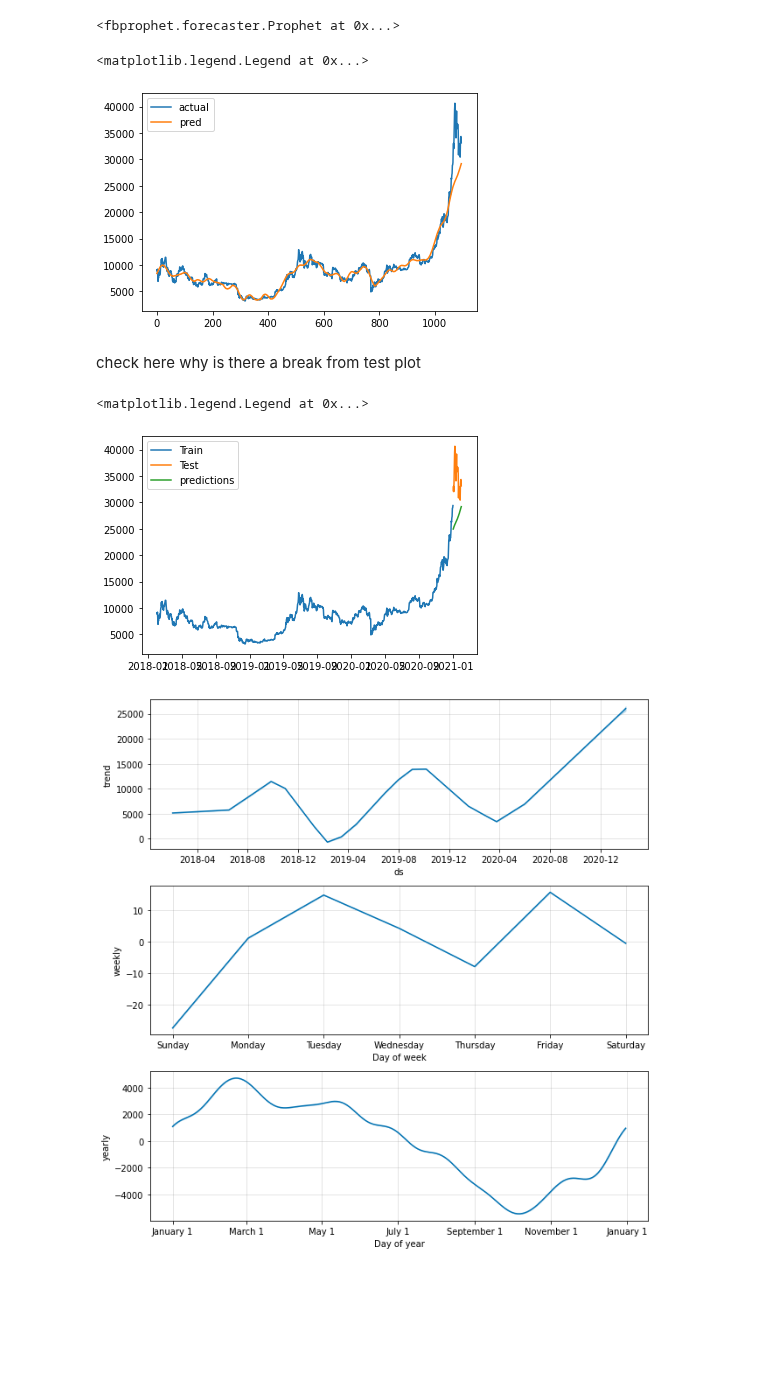
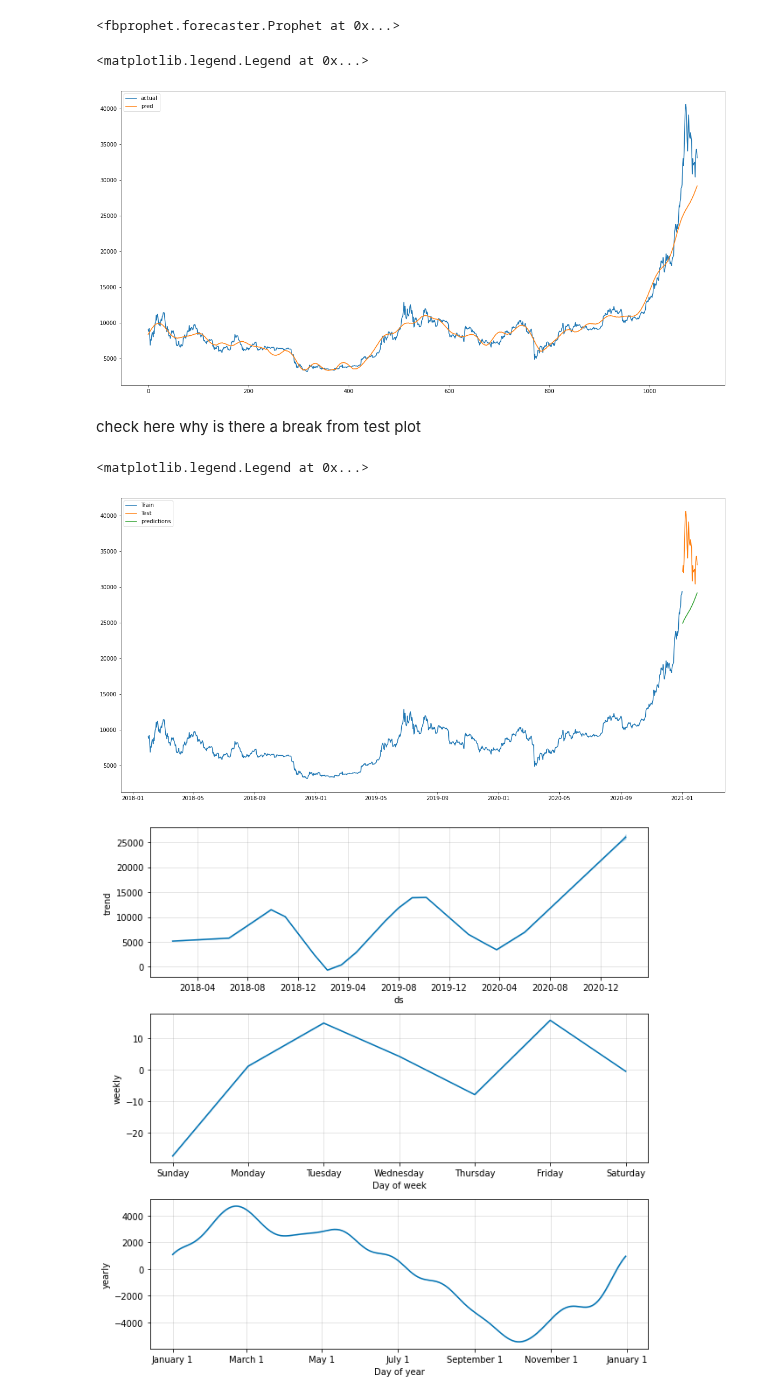
Before and after one commit to Dmunozig/crypto_sentiment, a Jupyter notebook: notebooks/olavo_prophet_modelling.ipynb, the cells around one changed output. Saved outputs shown, nothing was run; the diff lists cells and outputs as text; code cells hidden in the pictures; blank space fills up the shorter version.

```diff
--- a/notebooks/olavo_prophet_modelling.ipynb
+++ b/notebooks/olavo_prophet_modelling.ipynb
@@ -51,22 +69,24 @@ horizon = 30
 future = model.make_future_dataframe(horizon)
 forecast = model.predict(future)
 # %%
+plt.figure(figsize=(20,10))
 plt.plot(basic_df["y"], label="actual")
 plt.plot(forecast["yhat"], label="pred")
 plt.legend()
 # %% [output]
 <matplotlib.legend.Legend at 0x...>
-[figure, old version]
+[figure, new version]
 # %% [markdown]
 check here why is there a break from test plot
 # %%
+plt.figure(figsize=(20,10))
 plt.plot(train['ds'], train['y'], label="Train")
 plt.plot(test['ds'], test['y'], label="Test")
 plt.plot(forecast[-horizon:]['ds'], forecast[-horizon:]['yhat'], label="predictions")
 plt.legend(loc="best")
 # %% [output]
 <matplotlib.legend.Legend at 0x...>
-[figure, old version]
+[figure, new version]
 # %%
 model.plot_components(forecast);
 # %% [output]
```
Also changed, not shown: parts of 35 cells of this notebook, 1 other file.
